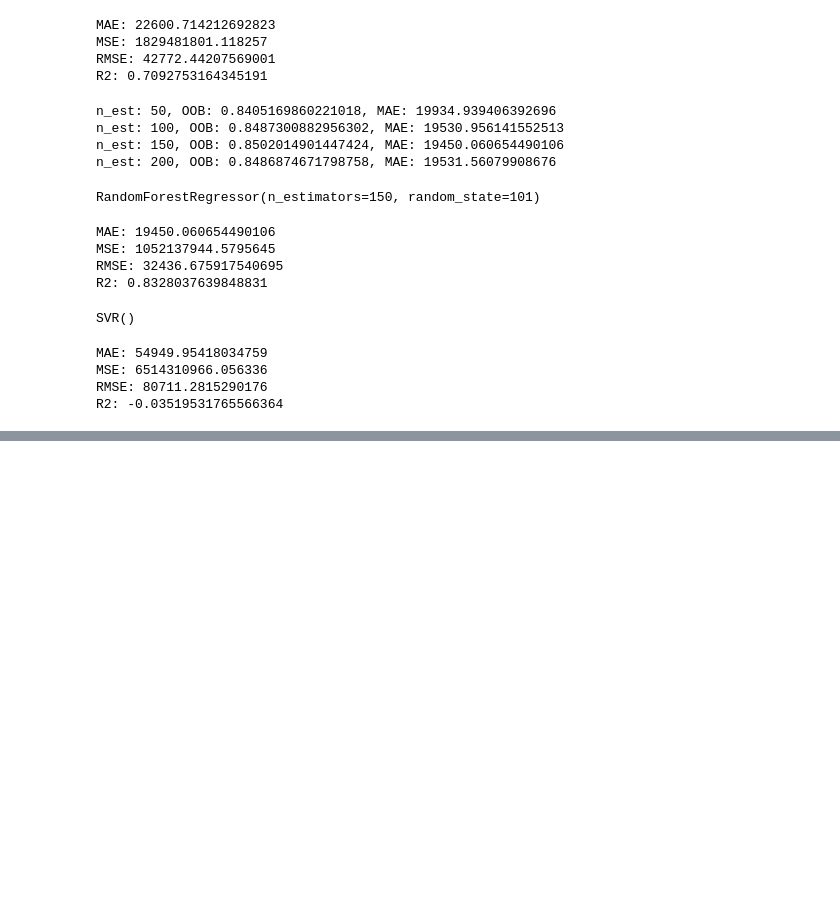
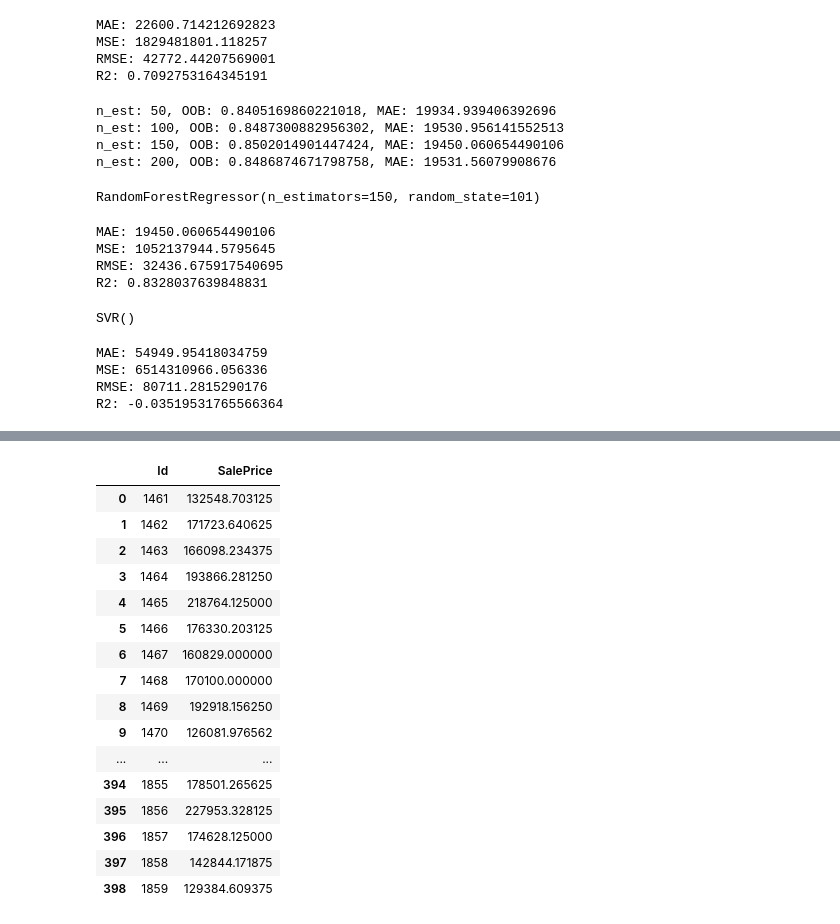
Before and after one commit to nawafalhu/Kaggle-Competitions, a Jupyter notebook: Houes-Price.ipynb, the cells around one changed output, grey strips where cells are left out. Drawn from its saved outputs; the diff is of its cells as text; code cells hidden in the pictures; blank space fills up the shorter version.

```diff
--- a/Houes-Price.ipynb
+++ b/Houes-Price.ipynb
@@ -528,0 +529,30 @@ R2: 0.8962838080652021
+# %%
+scaler = MinMaxScaler()
+test_sample = scaler.fit_transform(test_sample)
+# %%
+y_pred = xg_model.predict(test_sample)
+# %%
+submit = pd.DataFrame({
+    'Id': test_df['Id'],
+    'SalePrice': y_pred
+})
+# %%
+submit
+# %% [output]
+|  | Id | SalePrice |
+| 0 | 1461 | 132548.703125 |
+| 1 | 1462 | 171723.640625 |
+| 2 | 1463 | 166098.234375 |
+| 3 | 1464 | 193866.281250 |
+| 4 | 1465 | 218764.125000 |
+| 5 | 1466 | 176330.203125 |
+| 6 | 1467 | 160829.000000 |
+| 7 | 1468 | 170100.000000 |
+| 8 | 1469 | 192918.156250 |
+| 9 | 1470 | 126081.976562 |
+| ... | ... | ... |
+| 394 | 1855 | 178501.265625 |
+| 395 | 1856 | 227953.328125 |
+| 396 | 1857 | 174628.125000 |
+| 397 | 1858 | 142844.171875 |
+| 398 | 1859 | 129384.609375 |
```
Also changed, not shown: parts of 14 cells of this notebook, 1 other file.
